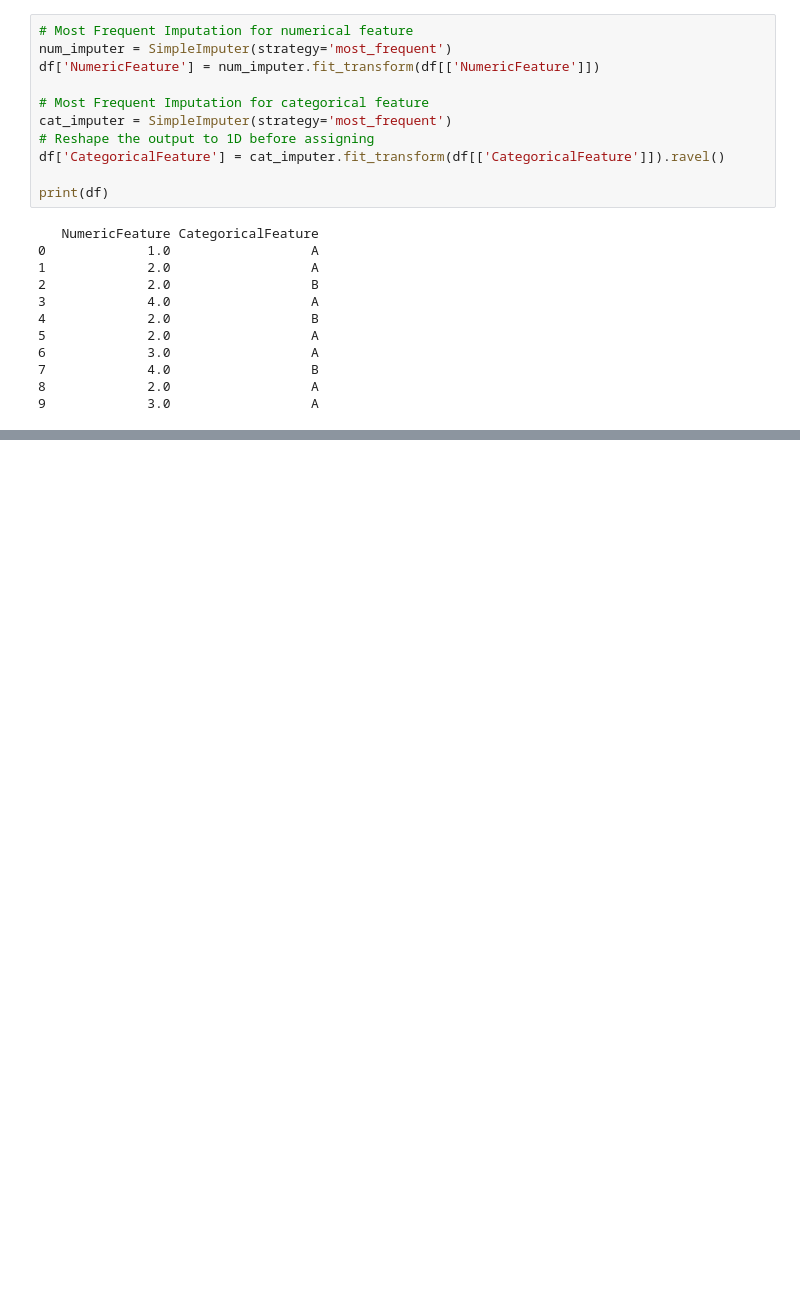
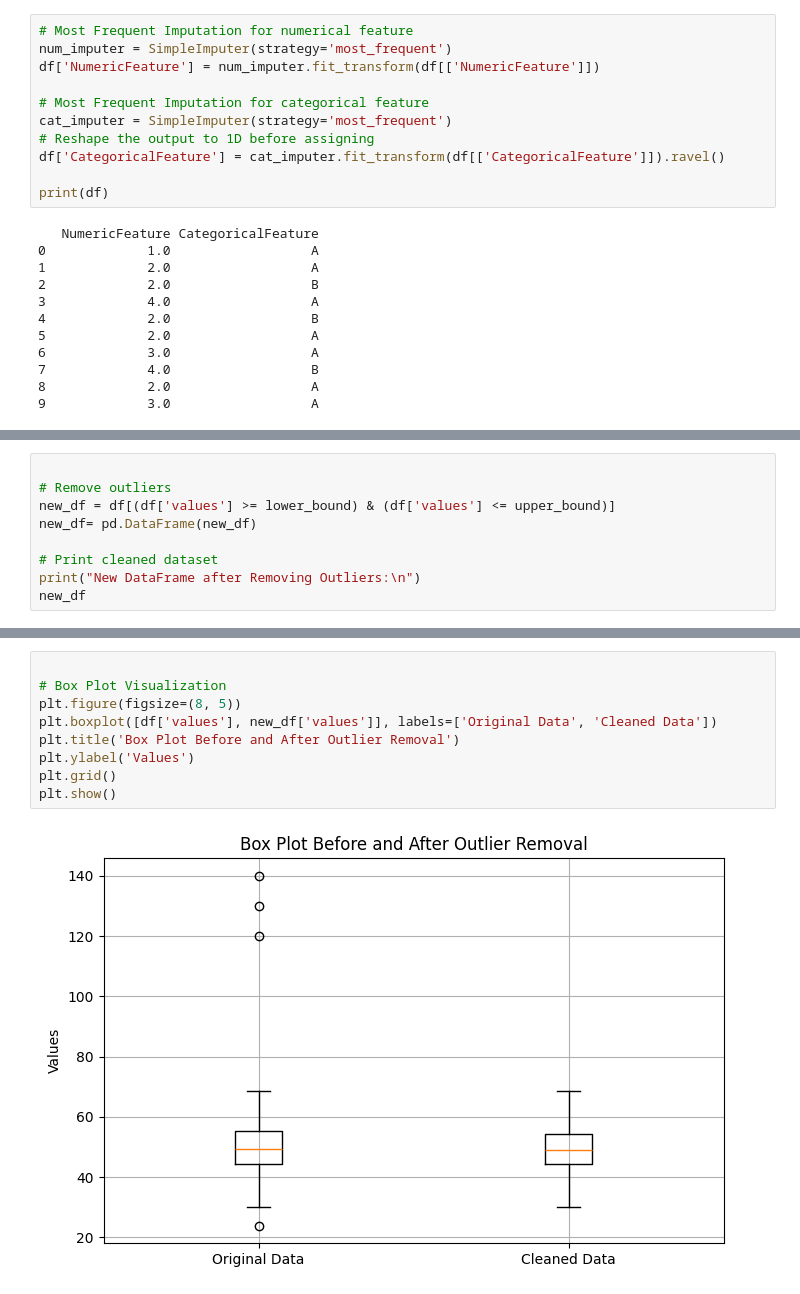
Before and after one commit to pragatii-sharmaa/Machine-Learning-Algorithms-code, a Jupyter notebook: ML(1_).ipynb, the cells around one changed output, grey strips where cells are left out. Drawn from its saved outputs; the diff is of its cells as text; blank space fills up the shorter version.

```diff
--- a/ML(1_).ipynb
+++ b/ML(1_).ipynb
@@ -907,0 +1141,9 @@ print(df)
+# %%
+
+# Remove outliers
+new_df = df[(df['values'] >= lower_bound) & (df['values'] <= upper_bound)]
+new_df= pd.DataFrame(new_df)
+
+# Print cleaned dataset
+print("New DataFrame after Removing Outliers:\n")
+new_df
@@ -907,0 +1165,11 @@ print(df)
+# %%
+
+# Box Plot Visualization
+plt.figure(figsize=(8, 5))
+plt.boxplot([df['values'], new_df['values']], labels=['Original Data', 'Cleaned Data'])
+plt.title('Box Plot Before and After Outlier Removal')
+plt.ylabel('Values')
+plt.grid()
+plt.show()
+# %% [output]
+[figure, added]
```
Also changed, not shown: parts of 22 cells of this notebook.
